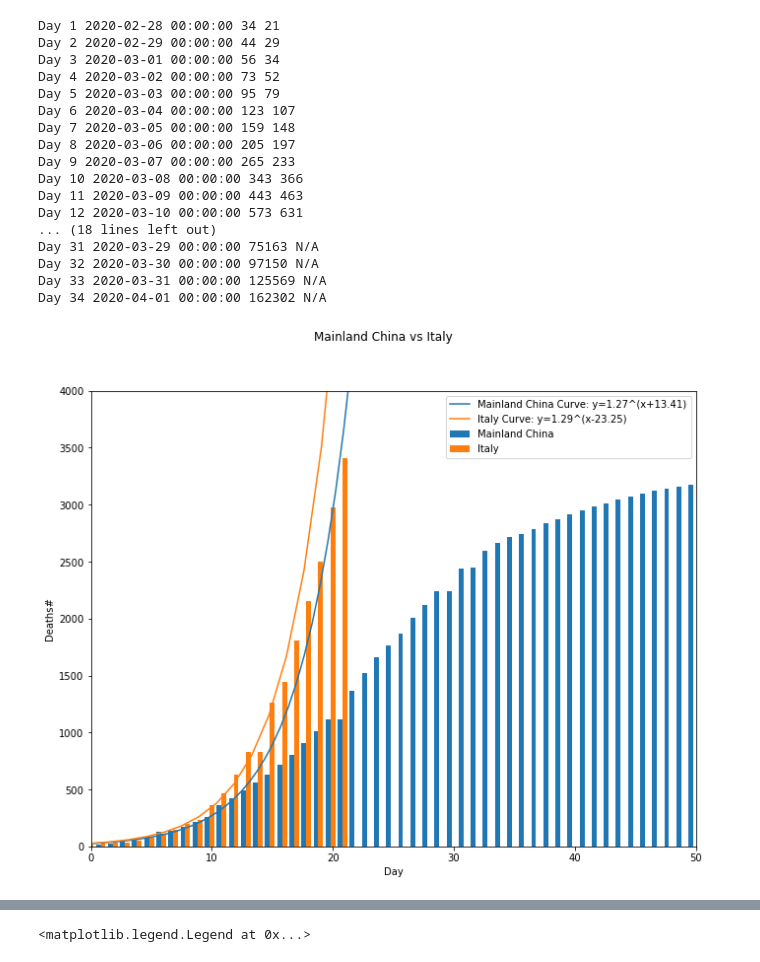
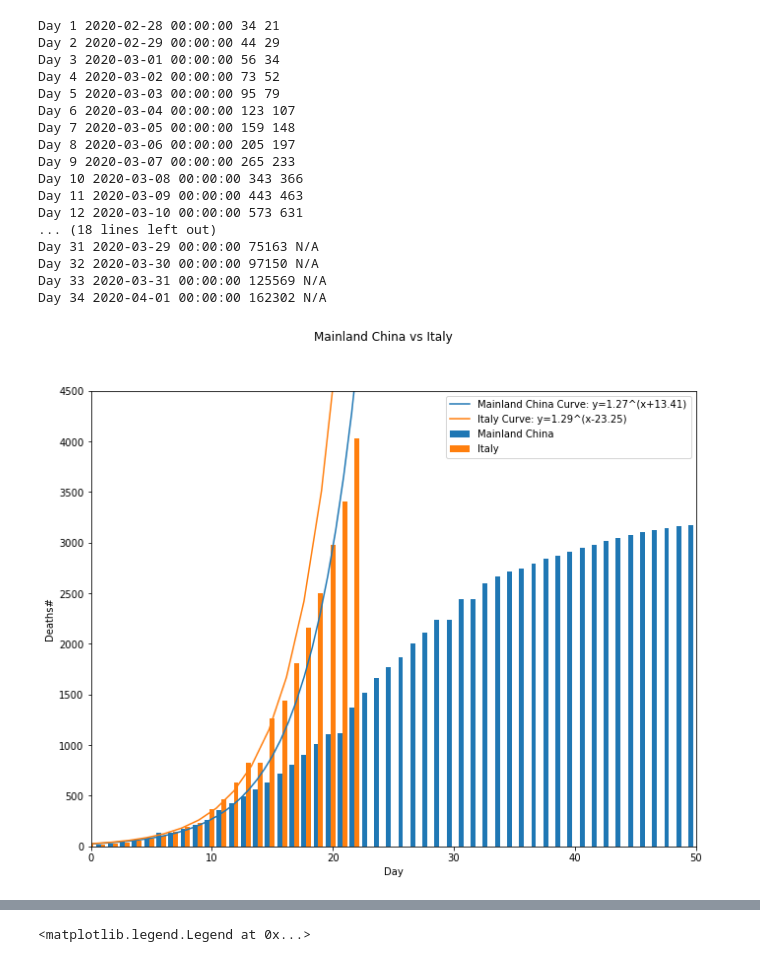
Before and after one commit to salamann/covid19_plots, a Jupyter notebook: Covid.ipynb, the cells around one changed output, grey strips where cells are left out. Drawn from its saved outputs; the diff is of its cells as text; code cells hidden in the pictures.

Commit message:
update for twitter plots

```diff
--- a/Covid.ipynb
+++ b/Covid.ipynb
@@ -216,7 +216,7 @@ plt.plot(xpoints, nonlinear_fit(xpoints, param[0], param[1]),
          label="Mainland China Curve: y={0:.2f}^(x{1:+.2f})".format(param[0], -param[1]))
 # plt.plot([_ for _ in range(len(deaths_sum_mc))], deaths_sum_mc, ".", label="Mainland China")
 plt.bar([_-0.4 for _ in range(len(deaths_sum_mc))], deaths_sum_mc, label="Mainland China", width=0.4)
-plt.ylim(0, 4000)
+plt.ylim(0, 4500)
 
 plt.xlabel("Day")
 plt.ylabel("Deaths#")
@@ -246,37 +246,37 @@ plt.plot(xpoints-delay_from_china, nonlinear_fit(xpoints, param[0], param[1]),
 # _data.index = pandas.to_datetime(_data.index)
 # for _ in range(20):
 #     print(_, int(nonlinear_fit(_+36, param[0], param[1])))
 _data.index = pandas.to_datetime(_data.index)
 for num, _ in enumerate(nonlinear_fit(range(len(_data)+days_future), param[0], param[1])):
     if num-delay_from_china > 0:
-        if num < len(_data):
-            print("Day {}".format(num-36), _data.index[0]+pandas.Timedelta(days=num), int(_), _data[num])
+        if num < len(deaths_sum_it):
+            print("Day {}".format(num-delay_from_china), _data.index[0]+pandas.Timedelta(days=num), int(_), deaths_sum_it[num])
         else:
-            print("Day {}".format(num-36), _data.index[0]+pandas.Timedelta(days=num), int(_), "N/A")
+            print("Day {}".format(num-delay_from_china), _data.index[0]+pandas.Timedelta(days=num), int(_), "N/A")
 
 plt.xlim(0, 50)
 plt.legend()
 plt.suptitle("Mainland China vs Italy")
 plt.savefig("it_vs_mc.png", tight_layout=True, bbox_inches='tight', pad_inches=0)
 # %% [output]
 Day 1 2020-02-28 00:00:00 34 21
 Day 2 2020-02-29 00:00:00 44 29
 Day 3 2020-03-01 00:00:00 56 34
 Day 4 2020-03-02 00:00:00 73 52
 Day 5 2020-03-03 00:00:00 95 79
 Day 6 2020-03-04 00:00:00 123 107
 Day 7 2020-03-05 00:00:00 159 148
 Day 8 2020-03-06 00:00:00 205 197
 Day 9 2020-03-07 00:00:00 265 233
 Day 10 2020-03-08 00:00:00 343 366
 Day 11 2020-03-09 00:00:00 443 463
 Day 12 2020-03-10 00:00:00 573 631
 ... (18 lines left out)
 Day 31 2020-03-29 00:00:00 75163 N/A
 Day 32 2020-03-30 00:00:00 97150 N/A
 Day 33 2020-03-31 00:00:00 125569 N/A
 Day 34 2020-04-01 00:00:00 162302 N/A
-[figure, old version]
+[figure, new version]
 # %%
 days_future = 19
 
```
Also changed, not shown: parts of 8 cells of this notebook, 2 other files.
